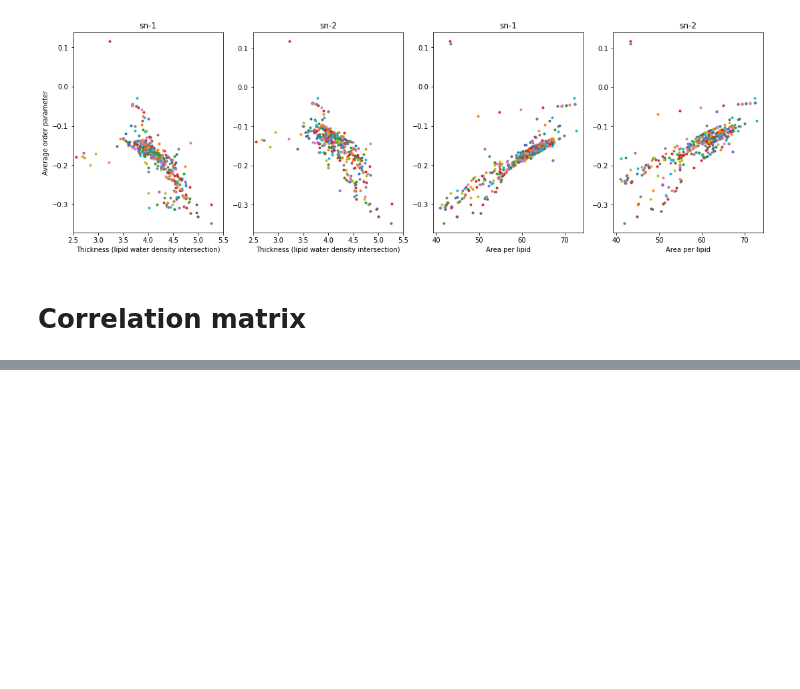
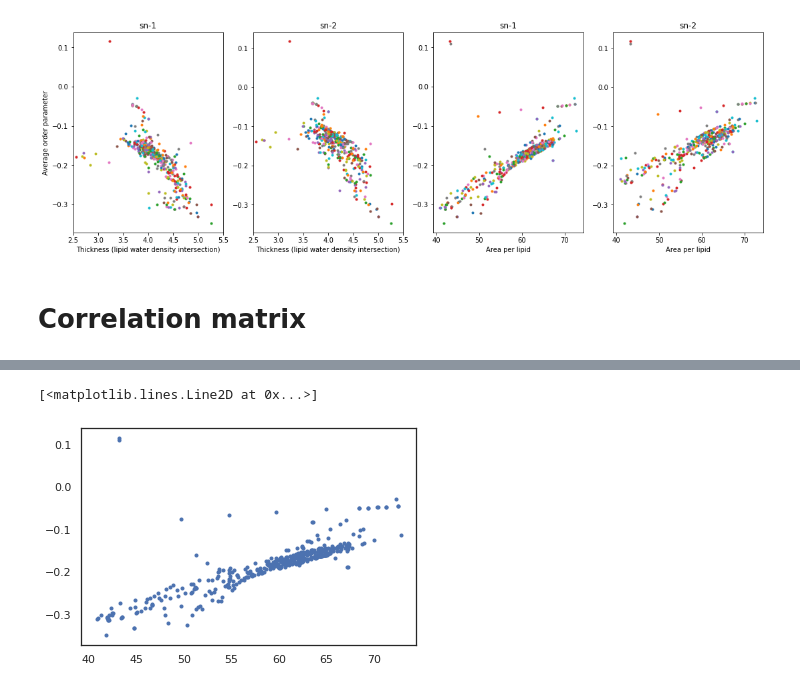
Before and after one commit to NMRLipids/DatabankExercises, a Jupyter notebook: APL/AreaPerLipidAndThicknessExamples.ipynb, the cells around one changed output, grey strips where cells are left out. Cells and saved outputs as stored; diff of their text form; code cells hidden in the pictures; blank space fills up the shorter version.

```diff
--- a/APL/AreaPerLipidAndThicknessExamples.ipynb
+++ b/APL/AreaPerLipidAndThicknessExamples.ipynb
@@ -667,0 +673,5 @@ plt.show()
+# %%
+plt.plot(data['APL'],data['sn1op'],".")
+# %% [output]
+[<matplotlib.lines.Line2D at 0x...>]
+[figure, added]
```
Also changed, not shown: parts of 14 cells of this notebook.
